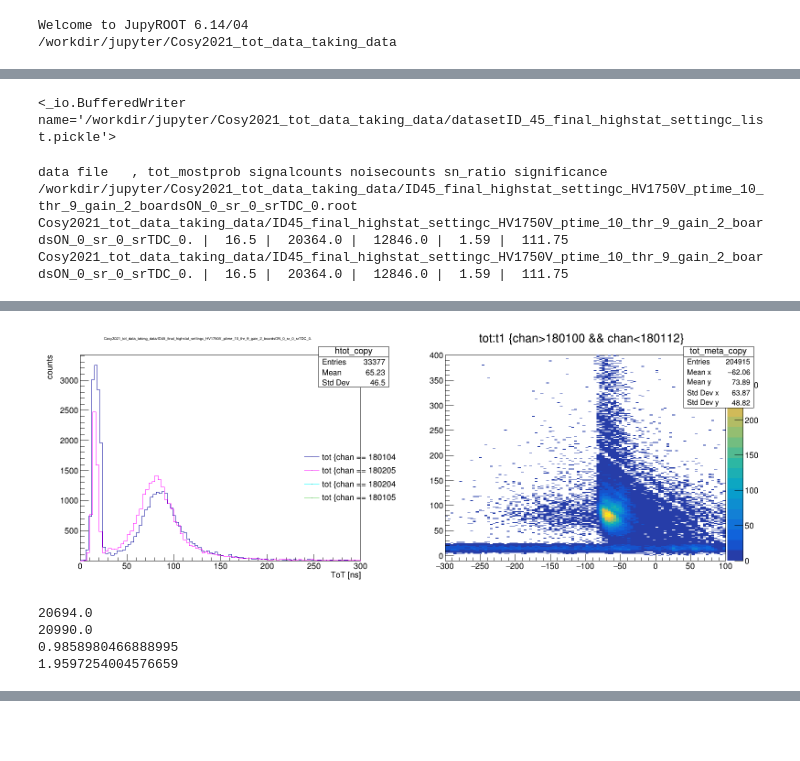
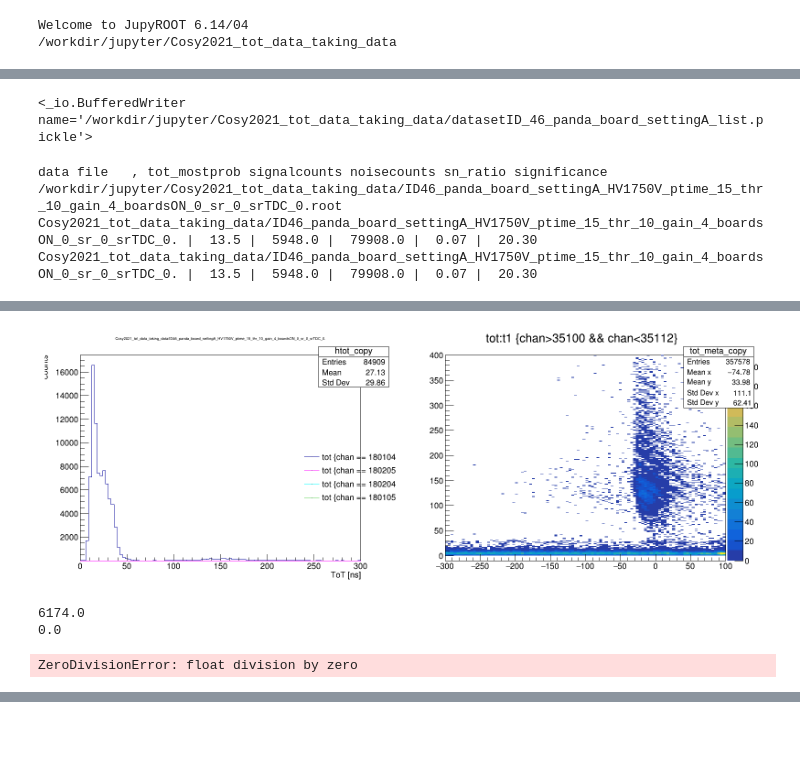
Before and after one commit to acidbourbon/PT_full_system, a Jupyter notebook: workdir/jupyter/Cosy2021_tot_data_taking.ipynb, the cells around one changed output, grey strips where cells are left out. Drawn from its saved outputs; the diff is of its cells as text; code cells hidden in the pictures.

Commit message:
backup after finish of cosy beamtime

```diff
--- a/workdir/jupyter/Cosy2021_tot_data_taking.ipynb
+++ b/workdir/jupyter/Cosy2021_tot_data_taking.ipynb
@@ -8,8 +8,8 @@
 #dataset_id = "42_thrscan_settingA"
 #dataset_id = "43_final_highstat_settingB"
 #dataset_id = "44_thrscan_settingB"
-dataset_id = "45_final_highstat_settingc"
-
+# dataset_id = "45_final_highstat_settingc"
+dataset_id = "46_panda_board_settingA"
 # dataset_id = "IDtest"
 
 # MDC settings:
@@ -24,10 +24,10 @@ if data_taking_duration < 90:
 # threshold: 1,2,3 .... 127
 # spike rejection 10 ,15, 20 ,33,99 all int possible (ns)
 ####  SettingA :
-#ptime_list = [ 15 ]
-#pt_gain_list = [ 4  ]
-# pt_threshold_list = [ 10 ]
-#spike_reject_list_TDC = [0]
+ptime_list = [ 15 ]
+pt_gain_list = [ 4  ]
+pt_threshold_list = [ 10 ]
+spike_reject_list_TDC = [0]
 
 ####  SettingB :
 # ptime_list = [ 10 ]
@@ -35,10 +35,10 @@ if data_taking_duration < 90:
 # #pt_threshold_list = [7 ]
 # spike_reject_list_TDC = [0]
 ####  SettingC :
-ptime_list = [ 10 ]
-pt_gain_list = [ 2  ]
-pt_threshold_list = [ 9 ]
-spike_reject_list_TDC = [0]
+# ptime_list = [ 10 ]
+# pt_gain_list = [ 2  ]
+# pt_threshold_list = [ 9 ]
+# spike_reject_list_TDC = [0]
 
 import os
 # activate coincidence trigger only:
@@ -51,7 +51,7 @@ os.system("trbcmd w 0xc035 0xa101 0xffff0800")
 # set PASTTREC default threshold for the measurement
 # pt_gain_list = [ 2  ]
 #pt_gain_list = [ 4 , 2, 1 ]
-#pt_threshold_list = [5,7,9,12,15  ]
+#pt_threshold_list = [5,7,9,12,15,20,30  ]
 #pt_threshold_list = [10,15]
 #pt_threshold_list = [5,7,9,11,13,15,17,19,21,23,25,27,40]
 # pt_threshold_list = [7 ]
@@ -78,9 +78,9 @@ ref_channel = 35049
 
 spillbreak_rate_scintillator = 3000
 #board_list = [ "0900", "0901","0902","0903","0904", "0905","0906","0907"]
-board_list = ["0902","0903","0904", "0905"]
+board_list = ["0902","0903","0904", "0905", "0003"]
 boards_to_activate_on_one_step = 1
-TDClist = ["0x1800","0x1801","0x1802","0x1803"]
+TDClist = ["0x1800","0x1801","0x1802","0x1803","0351"]
 number_of_TDC_channels = 10
 channellist = [48,49]
 #time trend:
@@ -449,7 +449,7 @@ with open("{:s}/datasetID_{:s}_list.pickle".format(data_dir,dataset_id), 'wb') a
 print(fp)
 alert("finished")
 # %% [output]
-<_io.BufferedWriter name='/workdir/jupyter/Cosy2021_tot_data_taking_data/datasetID_45_final_highstat_settingc_list.pickle'>
+<_io.BufferedWriter name='/workdir/jupyter/Cosy2021_tot_data_taking_data/datasetID_46_panda_board_settingA_list.pickle'>
 # %%
 # archive(label="ID_{:s}_tot_data_cosy2021_lena_newMBOs".format(dataset_id))
 
@@ -536,7 +536,7 @@ for data_file in data_file_list:
 #     clist[i].cd(1).SetLogy()
     clist[i].Draw()
     clist[i].cd(2)
-    tdc=1801
+    tdc=351
     disp_channels = 12
     tree.Draw("tot:t1>>tot_meta(100,-300,100,300,-10,400)","chan>{:d} && chan<{:d}".format(tdc*100,tdc*100+disp_channels),"colz")
     potato = f.Get("tot_meta")
@@ -560,6 +560,6 @@ for data_file in data_file_list:
     print(  htot.GetTitle() , "| ",  tot_mostprob,"| ", signalcounts,"| ", noisecounts,"| ", "{:.2f}".format(sn_ratio),"| ", "{:.2f}".format(significance))
 # %% [output]
 data file   , tot_mostprob signalcounts noisecounts sn_ratio significance
-/workdir/jupyter/Cosy2021_tot_data_taking_data/ID45_final_highstat_settingc_HV1750V_ptime_10_thr_9_gain_2_boardsON_0_sr_0_srTDC_0.root
-Cosy2021_tot_data_taking_data/ID45_final_highstat_settingc_HV1750V_ptime_10_thr_9_gain_2_boardsON_0_sr_0_srTDC_0. |  16.5 |  20364.0 |  12846.0 |  1.59 |  111.75
-Cosy2021_tot_data_taking_data/ID45_final_highstat_settingc_HV1750V_ptime_10_thr_9_gain_2_boardsON_0_sr_0_srTDC_0. |  16.5 |  20364.0 |  12846.0 |  1.59 |  111.75
+/workdir/jupyter/Cosy2021_tot_data_taking_data/ID46_panda_board_settingA_HV1750V_ptime_15_thr_10_gain_4_boardsON_0_sr_0_srTDC_0.root
+Cosy2021_tot_data_taking_data/ID46_panda_board_settingA_HV1750V_ptime_15_thr_10_gain_4_boardsON_0_sr_0_srTDC_0. |  13.5 |  5948.0 |  79908.0 |  0.07 |  20.30
+Cosy2021_tot_data_taking_data/ID46_panda_board_settingA_HV1750V_ptime_15_thr_10_gain_4_boardsON_0_sr_0_srTDC_0. |  13.5 |  5948.0 |  79908.0 |  0.07 |  20.30
@@ -568,4 +566,4 @@ Warning in <TClass::Init>: no dictionary for class Hit is available
-[figure, old version]
+[figure, new version]
 # %%
 tot_mostprob = htot.GetXaxis().GetBinCenter(htot.GetMaximumBin())
 
@@ -578,10 +576,9 @@ print(signalcounts2)
 print(signalcounts/signalcounts2)
 print(noisecounts/noisecounts2)
 # %% [output]
-20694.0
-20990.0
-0.9858980466888995
-1.9597254004576659
+6174.0
+0.0
+ZeroDivisionError: float division by zero
 # %%
 
 c = ROOT.TCanvas("correl","correlations",640,480)
```
Also changed, not shown: parts of 14 cells of this notebook, 8 other files.
